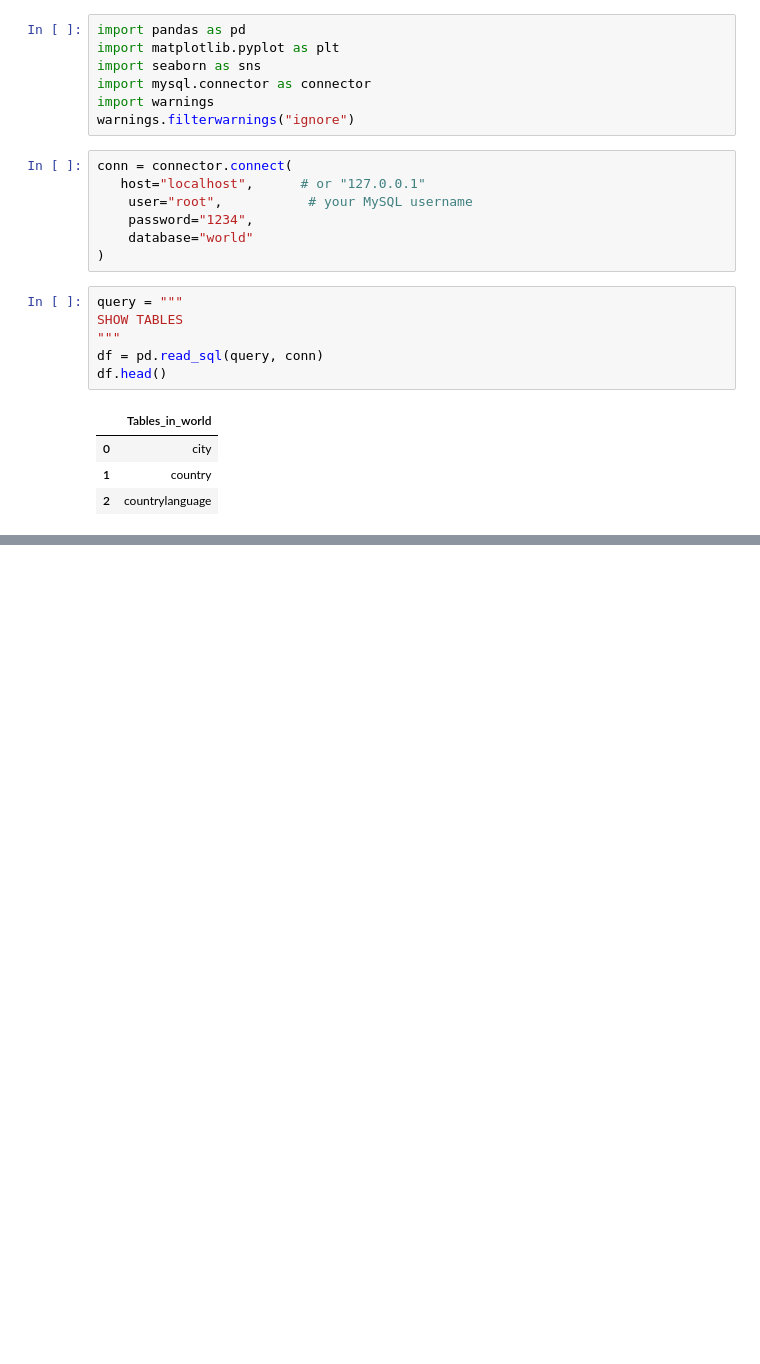
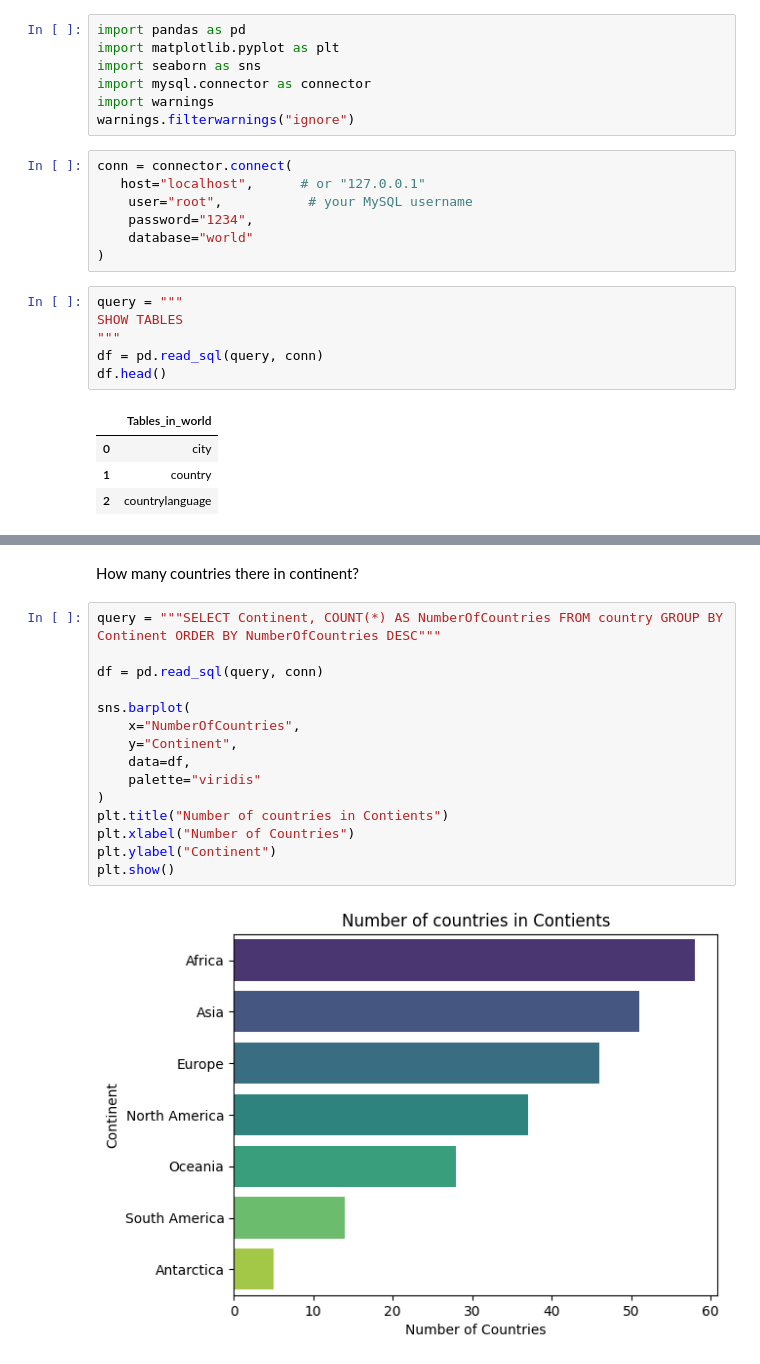
Before and after one commit to khalidkhankakar/SQL-for-datascience, a Jupyter notebook: projects/world_countries/main.ipynb, the cells around one changed output, grey strips where cells are left out. Drawn from its saved outputs; the diff is of its cells as text; blank space fills up the shorter version.

```diff
--- a/projects/world_countries/main.ipynb
+++ b/projects/world_countries/main.ipynb
@@ -25,0 +60,19 @@ df.head()
+# %% [markdown]
+How many countries there in continent?
+# %%
+query = """SELECT Continent, COUNT(*) AS NumberOfCountries FROM country GROUP BY Continent ORDER BY NumberOfCountries DESC"""
+
+df = pd.read_sql(query, conn)
+
+sns.barplot(
+    x="NumberOfCountries",
+    y="Continent",
+    data=df,
+    palette="viridis"
+)
+plt.title("Number of countries in Contients")
+plt.xlabel("Number of Countries")
+plt.ylabel("Continent")
+plt.show()
+# %% [output]
+[figure, added]
```
Also changed, not shown: parts of 4 cells of this notebook.
